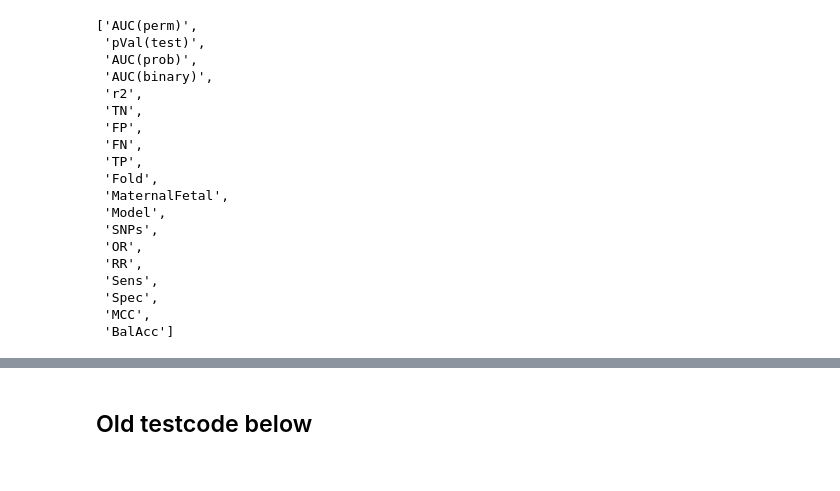
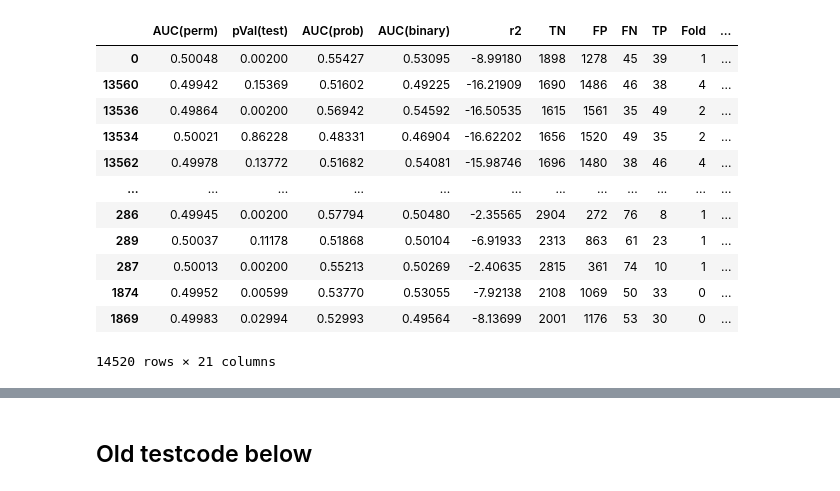
Before and after one commit to PerinatalLab/ml_genetics, a Jupyter notebook: workflow/notebooks/dashfigures.ipynb, the cells around one changed output, grey strips where cells are left out. Cells and saved outputs as stored; diff of their text form; code cells hidden in the pictures.

```diff
--- a/workflow/notebooks/dashfigures.ipynb
+++ b/workflow/notebooks/dashfigures.ipynb
@@ -46,53 +46,46 @@ dfc = pd.read_csv(csc_file, sep='\t')
 dfc = tf.get_all_metrics(dfc)
 dfc = tf.rename_subsets(dfc)
 # dfc = tf.divide_concur(dfc)
 renamed_dfc = tf.rename_cols(dfc)
 renamed_dfc = tf.rename_models(renamed_dfc)
 renamed_dfc['Model'] = renamed_dfc['ModelName']
 renamed_dfc.drop(columns=["ModelName"], inplace=True)
 cat_namesc, val_namesc, rownamesc  = tf.get_rownames(renamed_dfc)
 
 cm_cols = [col for col in val_namesc if '(cM' in col]
 auc_cols = [col for col in val_namesc if 'AUC' in col]
 nonc_cols = [col for col in val_namesc if col not in cm_cols]
 nonp_cols = [col for col in val_namesc if '(' not in col]
 
 auc_rem = ['AUC(perm)','AUC(prob)','AUC(binary)', 'AUC(cMedian)']
 auc_vars = [var for var in auc_cols if var not in auc_rem]
 cols = renamed_dfc.columns.to_list()
 idv = [var for var in cols if var not in auc_vars]
 
 melted_df = pd.melt(
     renamed_dfc,
     id_vars=idv, #['Model', 'SNPs', 'MaternalFetal', 'Fold'],
     value_vars=auc_vars,
     var_name='Type',
     value_name='AUC')
 
 melted_df.sort_values(by="MaternalFetal", inplace=True)
 melted_df.sort_values(by="Model", inplace=True)
 melted_df
-idv
 # %% [output]
+|  | AUC(perm) | pVal(test) | AUC(prob) | AUC(binary) | r2 | TN | FP | FN | TP | Fold | ... |
+| 0 | 0.50048 | 0.00200 | 0.55427 | 0.53095 | -8.99180 | 1898 | 1278 | 45 | 39 | 1 | ... |
+| 13560 | 0.49942 | 0.15369 | 0.51602 | 0.49225 | -16.21909 | 1690 | 1486 | 46 | 38 | 4 | ... |
+| 13536 | 0.49864 | 0.00200 | 0.56942 | 0.54592 | -16.50535 | 1615 | 1561 | 35 | 49 | 2 | ... |
+| 13534 | 0.50021 | 0.86228 | 0.48331 | 0.46904 | -16.62202 | 1656 | 1520 | 49 | 35 | 2 | ... |
+| 13562 | 0.49978 | 0.13772 | 0.51682 | 0.54081 | -15.98746 | 1696 | 1480 | 38 | 46 | 4 | ... |
+| ... | ... | ... | ... | ... | ... | ... | ... | ... | ... | ... | ... |
+| 286 | 0.49945 | 0.00200 | 0.57794 | 0.50480 | -2.35565 | 2904 | 272 | 76 | 8 | 1 | ... |
+| 289 | 0.50037 | 0.11178 | 0.51868 | 0.50104 | -6.91933 | 2313 | 863 | 61 | 23 | 1 | ... |
+| 287 | 0.50013 | 0.00200 | 0.55213 | 0.50269 | -2.40635 | 2815 | 361 | 74 | 10 | 1 | ... |
+| 1874 | 0.49952 | 0.00599 | 0.53770 | 0.53055 | -7.92138 | 2108 | 1069 | 50 | 33 | 0 | ... |
+| 1869 | 0.49983 | 0.02994 | 0.52993 | 0.49564 | -8.13699 | 2001 | 1176 | 53 | 30 | 0 | ... |
-['AUC(perm)',
- 'pVal(test)',
- 'AUC(prob)',
- 'AUC(binary)',
- 'r2',
- 'TN',
- 'FP',
- 'FN',
- 'TP',
- 'Fold',
- 'MaternalFetal',
- 'Model',
- 'SNPs',
- 'OR',
- 'RR',
- 'Sens',
- 'Spec',
- 'MCC',
- 'BalAcc']
+14520 rows × 21 columns
 # %%
 
 # read in file and clean
```
Also changed, not shown: parts of 1 cell of this notebook, 2 other files.
